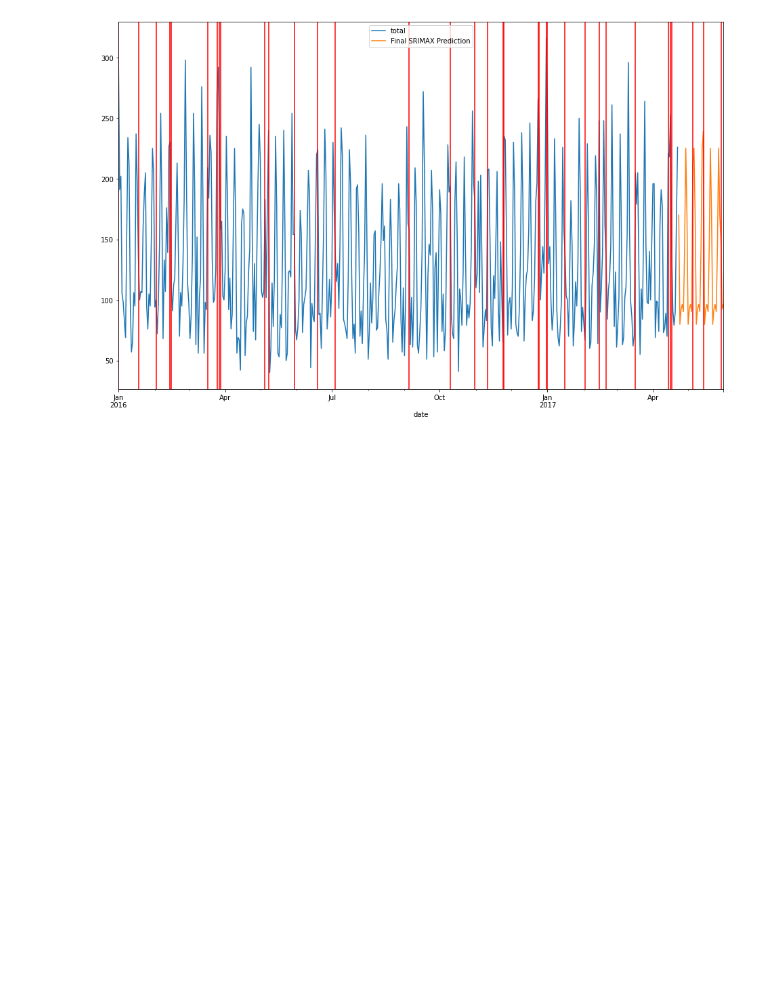
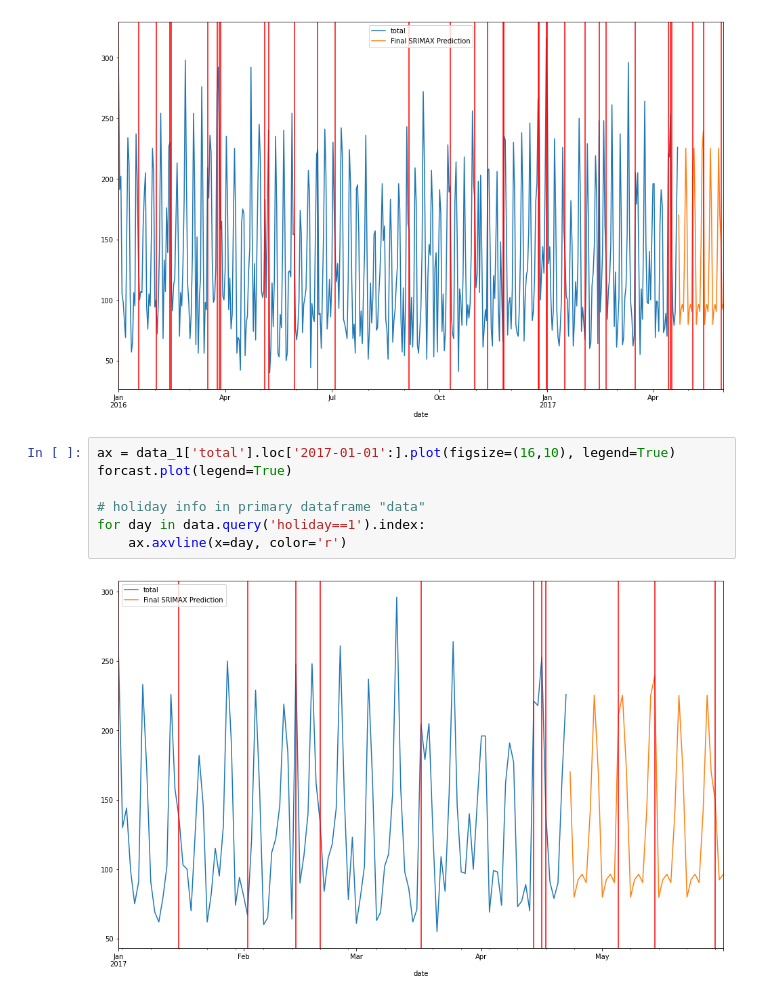
Before and after one commit to shyamjith94/TimeSeriesDataAnalysis, a Jupyter notebook: SARIMAX(SeasonalAutoregressiveIntegratedMAAnalysisExogenous(MultipleVariable)).ipynb, the cells around one changed output. Saved outputs shown, nothing was run; the diff lists cells and outputs as text; blank space fills up the shorter version.

```diff
--- a/SARIMAX(SeasonalAutoregressiveIntegratedMAAnalysisExogenous(MultipleVariable)).ipynb
+++ b/SARIMAX(SeasonalAutoregressiveIntegratedMAAnalysisExogenous(MultipleVariable)).ipynb
@@ -444,3 +444,12 @@ for day in data.query('holiday==1').index:
     ax.axvline(x=day, color='r')
 # %% [output]
 [figure]
+# %%
+ax = data_1['total'].loc['2017-01-01':].plot(figsize=(16,10), legend=True)
+forcast.plot(legend=True)
+
+# holiday info in primary dataframe "data"
+for day in data.query('holiday==1').index:
+    ax.axvline(x=day, color='r')
+# %% [output]
+[figure, added]
```
Also changed, not shown: parts of 6 cells of this notebook.
